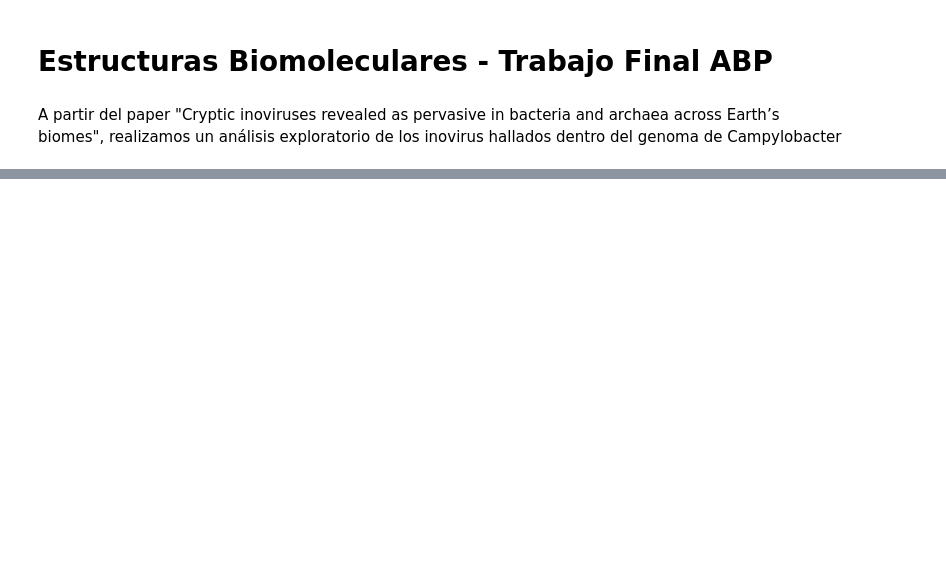
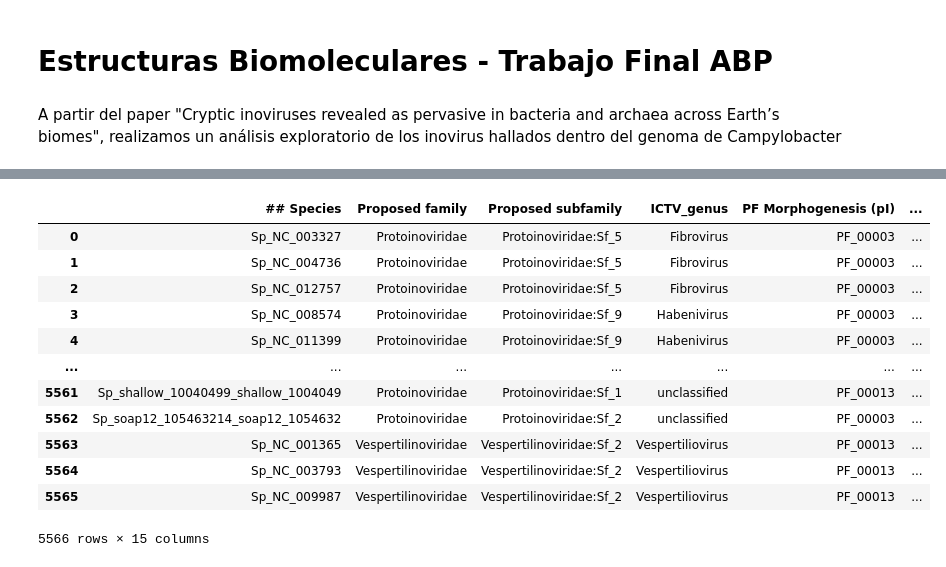
Before and after one commit to MartinaBoero73/est_bio2024, a Jupyter notebook: TIF/prueba1.ipynb, the cells around one changed output, grey strips where cells are left out. Drawn from its saved outputs; the diff is of its cells as text; code cells hidden in the pictures; blank space fills up the shorter version.

```diff
--- a/TIF/prueba1.ipynb
+++ b/TIF/prueba1.ipynb
@@ -64,0 +69,17 @@ Name: Supplementary Table 6. List of matches between inovirus sequences and IMG
+# %%
+df_tabla3 = pd.read_excel("./Datos/Tabla3.xls", header=1, sheet_name=2)
+df_tabla3
+# %% [output]
+|  | ## Species | Proposed family | Proposed subfamily | ICTV_genus | PF Morphogenesis (pI) | ... |
+| 0 | Sp_NC_003327 | Protoinoviridae | Protoinoviridae:Sf_5 | Fibrovirus | PF_00003 | ... |
+| 1 | Sp_NC_004736 | Protoinoviridae | Protoinoviridae:Sf_5 | Fibrovirus | PF_00003 | ... |
+| 2 | Sp_NC_012757 | Protoinoviridae | Protoinoviridae:Sf_5 | Fibrovirus | PF_00003 | ... |
+| 3 | Sp_NC_008574 | Protoinoviridae | Protoinoviridae:Sf_9 | Habenivirus | PF_00003 | ... |
+| 4 | Sp_NC_011399 | Protoinoviridae | Protoinoviridae:Sf_9 | Habenivirus | PF_00003 | ... |
+| ... | ... | ... | ... | ... | ... | ... |
+| 5561 | Sp_shallow_10040499_shallow_1004049 | Protoinoviridae | Protoinoviridae:Sf_1 | unclassified | PF_00013 | ... |
+| 5562 | Sp_soap12_105463214_soap12_1054632 | Protoinoviridae | Protoinoviridae:Sf_2 | unclassified | PF_00003 | ... |
+| 5563 | Sp_NC_001365 | Vespertilinoviridae | Vespertilinoviridae:Sf_2 | Vespertiliovirus | PF_00013 | ... |
+| 5564 | Sp_NC_003793 | Vespertilinoviridae | Vespertilinoviridae:Sf_2 | Vespertiliovirus | PF_00013 | ... |
+| 5565 | Sp_NC_009987 | Vespertilinoviridae | Vespertilinoviridae:Sf_2 | Vespertiliovirus | PF_00013 | ... |
+5566 rows × 15 columns
```
Also changed, not shown: parts of 19 cells of this notebook, 3 other files.
